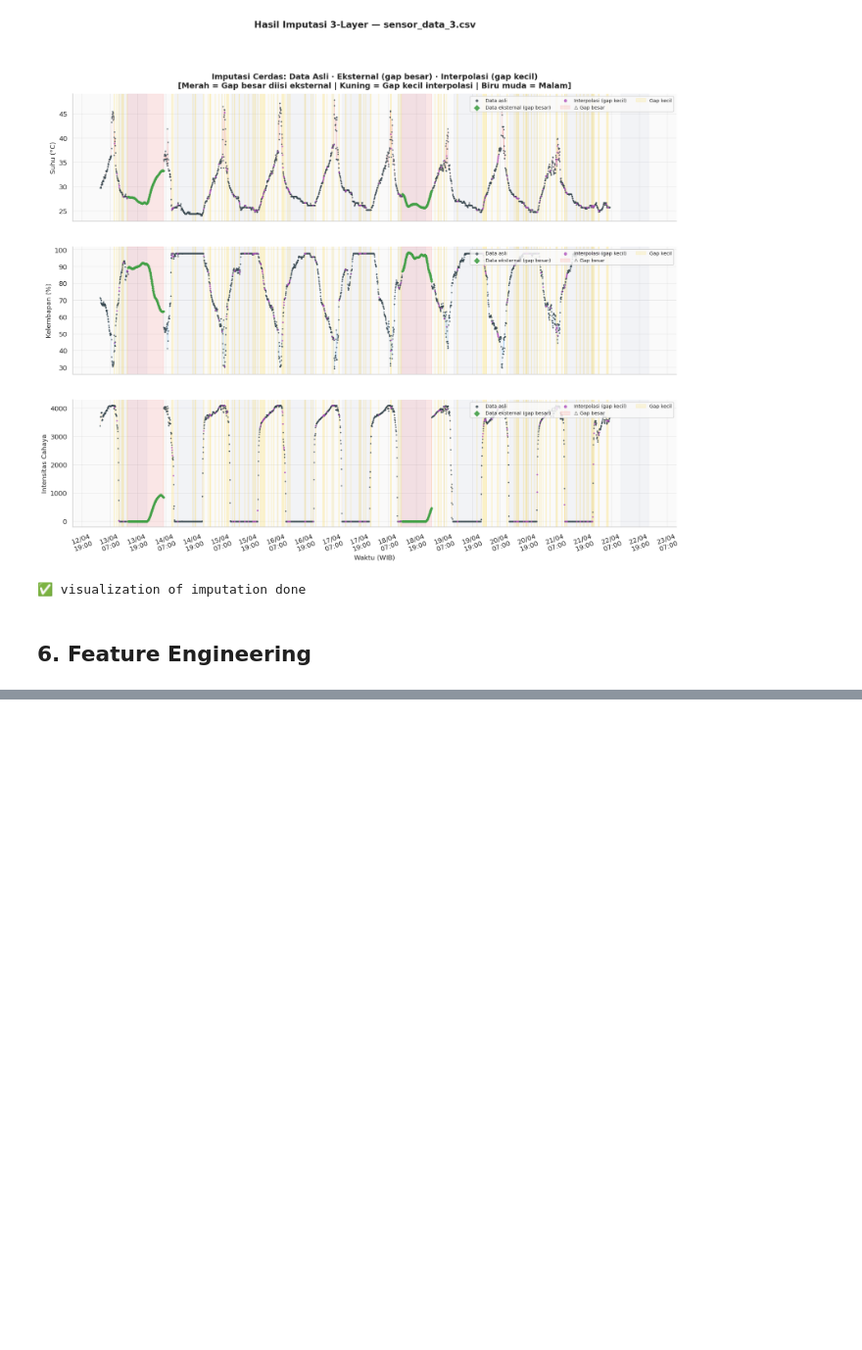
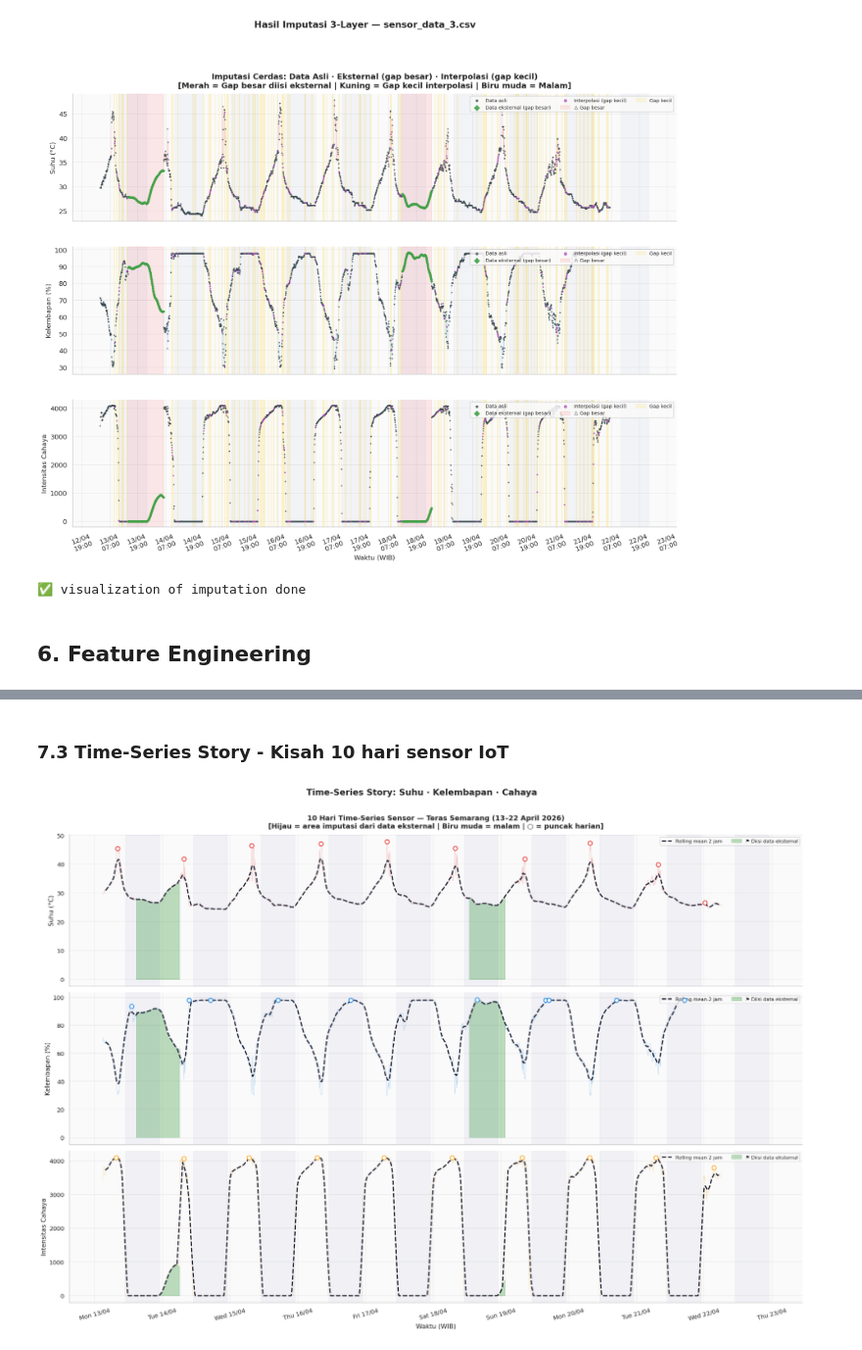
Before and after one commit to delafajarmulia/suhu-detector-ai, a Jupyter notebook: weather_analysis_3.ipynb, the cells around one changed output, grey strips where cells are left out. Shown at 98% size. Drawn from its saved outputs; the diff is of its cells as text; code cells hidden in the pictures; blank space fills up the shorter version.

```diff
--- a/weather_analysis_3.ipynb
+++ b/weather_analysis_3.ipynb
@@ -520,0 +606,53 @@ display(df_feat[['suhu','kelembapan','cahaya','jam','kondisi','is_malam',
+# %% [markdown]
+### 7.3 Time-Series Story - Kisah 10 hari sensor IoT
+# %%
+fig, axes = plt.subplots(3, 1, figsize=(20, 14), sharex=True)
+fig.patch.set_facecolor('white')
+plot_cfg = [
+    ('suhu', PALETTE['suhu'], 'Suhu (°C)'),
+    ('kelembapan', PALETTE['lembap'], 'Kelembapan (%)'),
+    ('cahaya', PALETTE['cahaya'], 'Intensitas Cahaya'),
+]
+
+for ax, (col, color, label) in zip(axes, plot_cfg):
+    ax.plot(df_feat.index, df_feat[col], color=color, lw=0.5, alpha=0.4)
+    rm = df_feat[col].rolling(24, center=True).mean()
+    ax.plot(df_feat.index, rm, color=PALETTE['dark'], lw=2.2, ls='--', label='Rolling mean 2 jam', zorder=5)
+
+    # imputation layer
+    ext_mask  = df_feat['suhu_imp_src'] == 'external'
+    ax.fill_between(df_feat.index, df_feat[col],
+                    where=ext_mask, alpha=0.35, color=PALETTE['ext'],
+                    label='🚩 Diisi data eksternal')
+
+    # night shading
+    for day in pd.date_range(df_feat.index.min().date(), df_feat.index.max().date()):
+        ns = pd.Timestamp(day, tz='Asia/Jakarta').replace(hour=18)
+        ne = pd.Timestamp(day + pd.Timedelta('1d'), tz='Asia/Jakarta').replace(hour=6)
+        ax.axvspan(ns, ne, alpha=0.05, color='#3949AB')
+
+    ax.set_ylabel(label, fontsize=12)
+    ax.legend(loc='upper right', fontsize=9, ncol=2)
+    ax.xaxis.set_major_formatter(mdates.DateFormatter('%a %d/%m'))
+    ax.xaxis.set_major_locator(mdates.DayLocator())
+
+    # daily range annotation
+    for day in pd.date_range(df_feat.index.min().date(), df_feat.index.max().date()):
+        day_ts = pd.Timestamp(day, tz='Asia/Jakarta')
+        day_data = df_feat.loc[df_feat.index.date == day.date(), col].dropna()
+        if len(day_data) > 10:
+            peak_t = day_data.idxmax(); peak_v = day_data.max()
+            ax.scatter([peak_t], [peak_v], s=60, color='white', edgecolors=color, zorder=6, lw=1.5)
+
+axes[0].set_title(
+    '10 Hari Time-Series Sensor — Teras Semarang (13–22 April 2026)\n'
+    '[Hijau = area imputasi dari data eksternal | Biru muda = malam | ○ = puncak harian]',
+    pad=12)
+axes[-1].set_xlabel('Waktu (WIB)', fontsize=12)
+plt.xticks(rotation=15)
+fig.suptitle('Time-Series Story: Suhu · Kelembapan · Cahaya', fontsize=16, fontweight='bold', y=1.01)
+plt.tight_layout()
+plt.savefig('fig_timeseries_story.png', dpi=130, bbox_inches='tight')
+plt.show()
+# %% [output]
+[figure, added]
```
Also changed, not shown: parts of 11 cells of this notebook.
